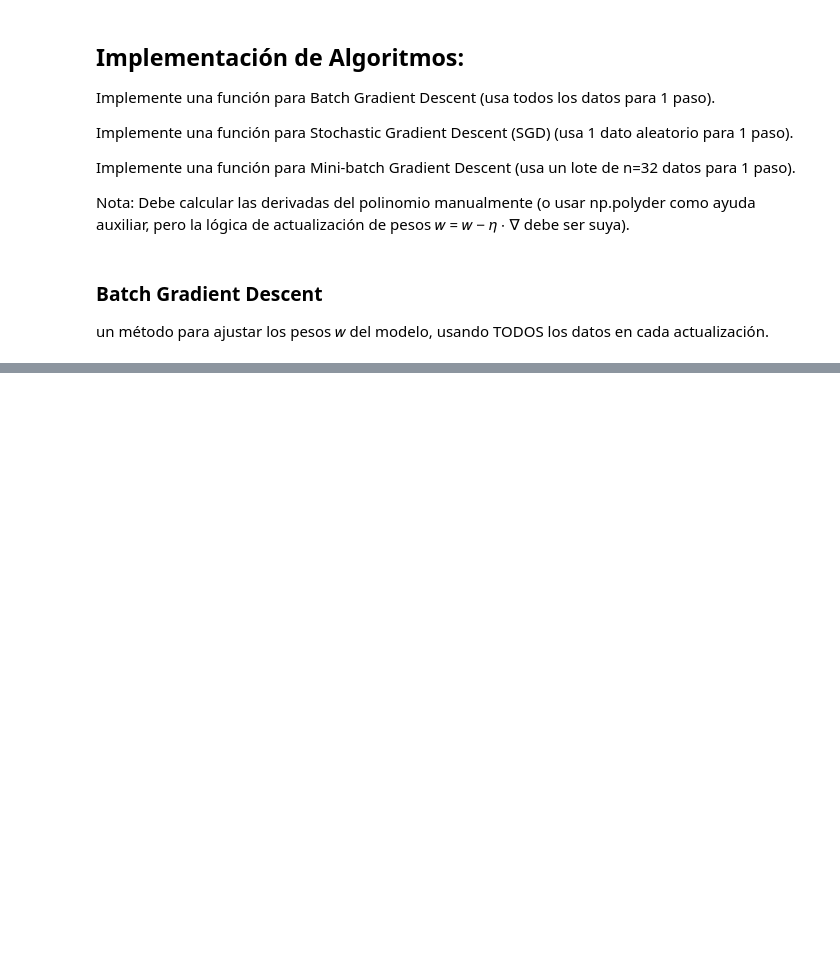
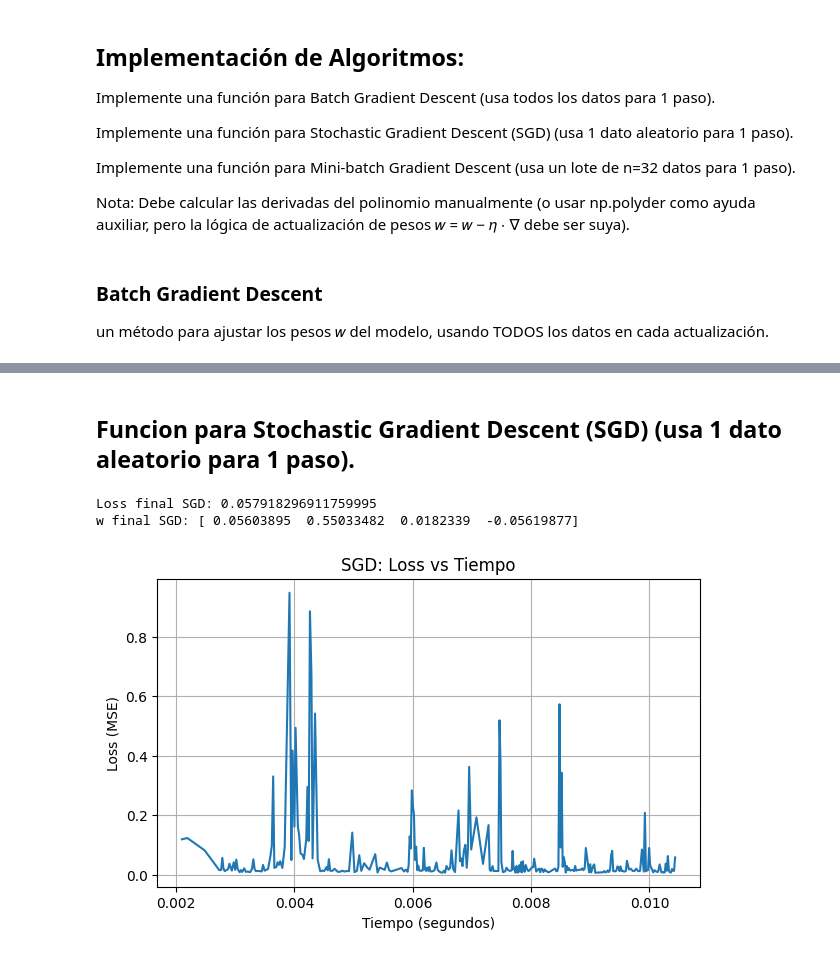
Before and after one commit to Vann06/Inteligencia_Artificial, a Jupyter notebook: Task2.1.ipynb, the cells around one changed output, grey strips where cells are left out. Cells and saved outputs as stored; diff of their text form; code cells hidden in the pictures; blank space fills up the shorter version.

```diff
--- a/Task2.1.ipynb
+++ b/Task2.1.ipynb
@@ -105,0 +134,58 @@ print("w final:", w_batch)
+# %% [markdown]
+## Funcion para Stochastic Gradient Descent (SGD) (usa 1 dato aleatorio para 1 paso).
+# %%
+def stochastic_gradient_descent(X, y, lr=0.5, epochs=200, seed=42):
+    """
+    SGD: en cada paso usa 1 dato aleatorio (1 fila) para calcular el gradiente y actualizar w.
+    Guarda (tiempo, loss) por epoch para graficar Loss vs Tiempo.
+    """
+    rng = np.random.default_rng(seed)
+
+    w = np.zeros(X.shape[1])
+    losses = []
+    times = []
+    start = time.perf_counter()
+
+    n = X.shape[0]
+
+    for _ in range(epochs):
+        # 1) elegir un índice aleatorio
+        i = rng.integers(0, n)
+
+        # 2) tomar un solo punto (fila)
+        Xi = X[i:i+1, :]     # shape (1,4)
+        yi = y[i:i+1]        # shape (1,)
+
+        # 3) predicción con ese punto
+        y_hat_i = Xi @ w     # shape (1,)
+
+        # 4) gradiente usando SOLO ese punto (n=1)
+        grad = 2 * (Xi.T @ (y_hat_i - yi))  # (2/1) * Xi^T(...)
+
+        # 5) update
+        w = w - lr * grad
+
+        # 6) medir loss global (en TODO el dataset) para monitoreo
+        y_hat_all = X @ w
+        loss = np.mean((y_hat_all - y)**2)
+
+        times.append(time.perf_counter() - start)
+        losses.append(loss)
+
+    return w, np.array(times), np.array(losses)
+w_sgd, t_sgd, loss_sgd = stochastic_gradient_descent(X, y, lr=0.5, epochs=300, seed=42)
+print("Loss final SGD:", loss_sgd[-1])
+print("w final SGD:", w_sgd)
+
+#visuaizacion
+plt.figure(figsize=(7,4))
+plt.plot(t_sgd, loss_sgd)
+plt.xlabel("Tiempo (segundos)")
+plt.ylabel("Loss (MSE)")
+plt.title("SGD: Loss vs Tiempo")
+plt.grid(True)
+plt.show()
+# %% [output]
+Loss final SGD: 0.057918296911759995
+w final SGD: [ 0.05603895  0.55033482  0.0182339  -0.05619877]
+[figure, added]
```
Also changed, not shown: parts of 1 cell of this notebook.
